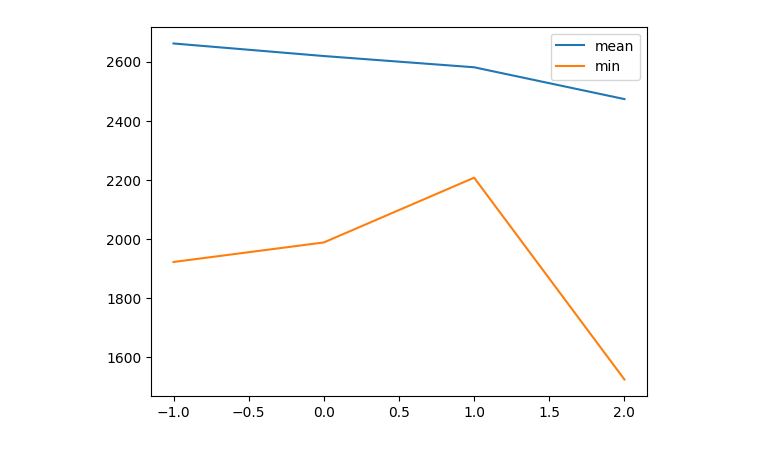
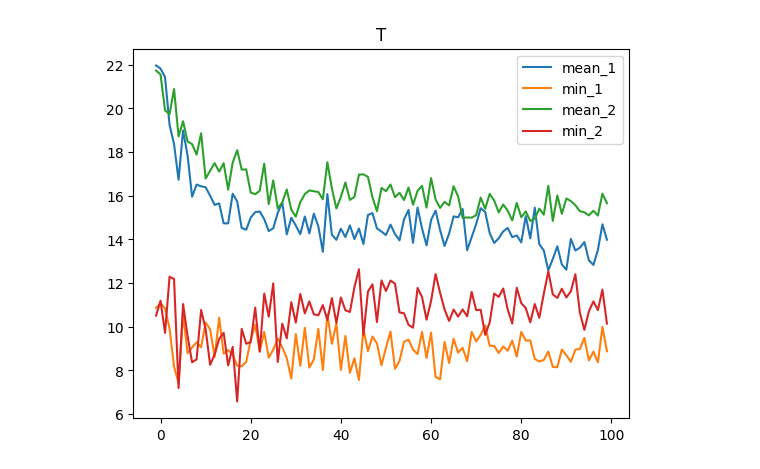
Before and after one commit to GENBBB/Auto-Robot-Control, a Jupyter notebook: analyze.ipynb, the cells around one changed output. Cells and saved outputs as stored; diff of their text form; code cells hidden in the pictures.

```diff
--- a/analyze.ipynb
+++ b/analyze.ipynb
@@ -6,7 +6,7 @@ from diff_ev import ClusterDifferentialEvolution
 import re
 from IPython.display import clear_output
 # %%
-df = pd.read_csv('experiments/FLOCKING_5.csv')
+df = pd.read_csv('experiments\DIPL_3.csv')
 
 def to_np(x):
     x = x.to_list()
@@ -61,13 +66,33 @@ for i in range(-1, n - 1):
     min_ = {'T': np.min(np.mean(T, axis=1)), 'target_distance': np.min(np.mean(target_distance, axis=1)), 'dead': np.min(np.mean(dead, axis=1)), 'convexity': np.min(np.mean(convexity, axis=1)), 'score': np.min(score)}
     generations_mean.append(mean)
     generations_min.append(min_)
+# %%
+generations_mean2 = []
+generations_min2 = []
+n2 = len(df2['generation'].drop_duplicates())
+for i in range(-1, n2 - 1):
+    generation = df2.loc[lambda x: x['generation'] == i]
+    T = to_np(generation['T'])
+    target_distance = to_np(generation['target_distance'])
+    dead = to_np(generation['dead'])
+    convexity = to_np(generation['convexity'])
+    score = generation['score'].to_numpy()
+    mean = {'T': np.mean(T), 'target_distance': np.mean(target_distance), 'dead': np.mean(dead), 'convexity': np.mean(convexity), 'score': np.mean(score)}
+    min_ = {'T': np.min(np.mean(T, axis=1)), 'target_distance': np.min(np.mean(target_distance, axis=1)), 'dead': np.min(np.mean(dead, axis=1)), 'convexity': np.min(np.mean(convexity, axis=1)), 'score': np.min(score)}
+    generations_mean2.append(mean)
+    generations_min2.append(min_)
 # %%
 T_mean = [generations['T'] for generations in generations_mean]
 T_min = [generations['T'] for generations in generations_min]
+#T_mean2 = [generations['T'] for generations in generations_mean2]
+#T_min2 = [generations['T'] for generations in generations_min2]
 
-plt.plot(range(-1, n - 1), T_mean, label='mean')
-plt.plot(range(-1, n - 1), T_min, label='min')
+plt.plot(range(-1, n - 1), T_mean, label='mean_1')
+plt.plot(range(-1, n - 1), T_min, label='min_1')
+plt.plot(range(-1, n2 - 1), T_mean2, label='mean_2')
+plt.plot(range(-1, n2 - 1), T_min2, label='min_2')
+plt.title('T')
 plt.legend()
 plt.show()
 # %% [output]
-[figure, old version]
+[figure, new version]
```
Also changed, not shown: parts of 6 cells of this notebook, 15 other files.
